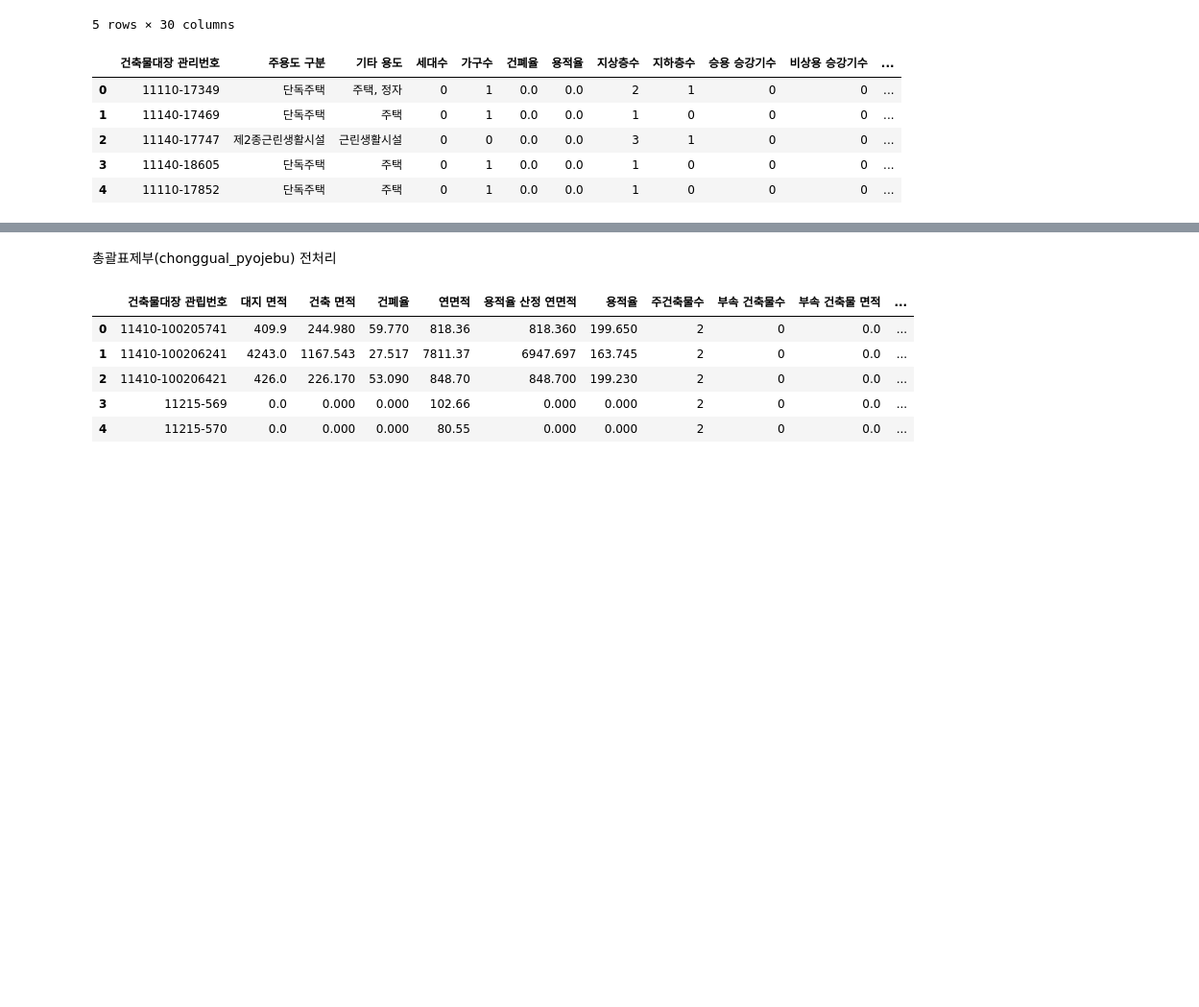
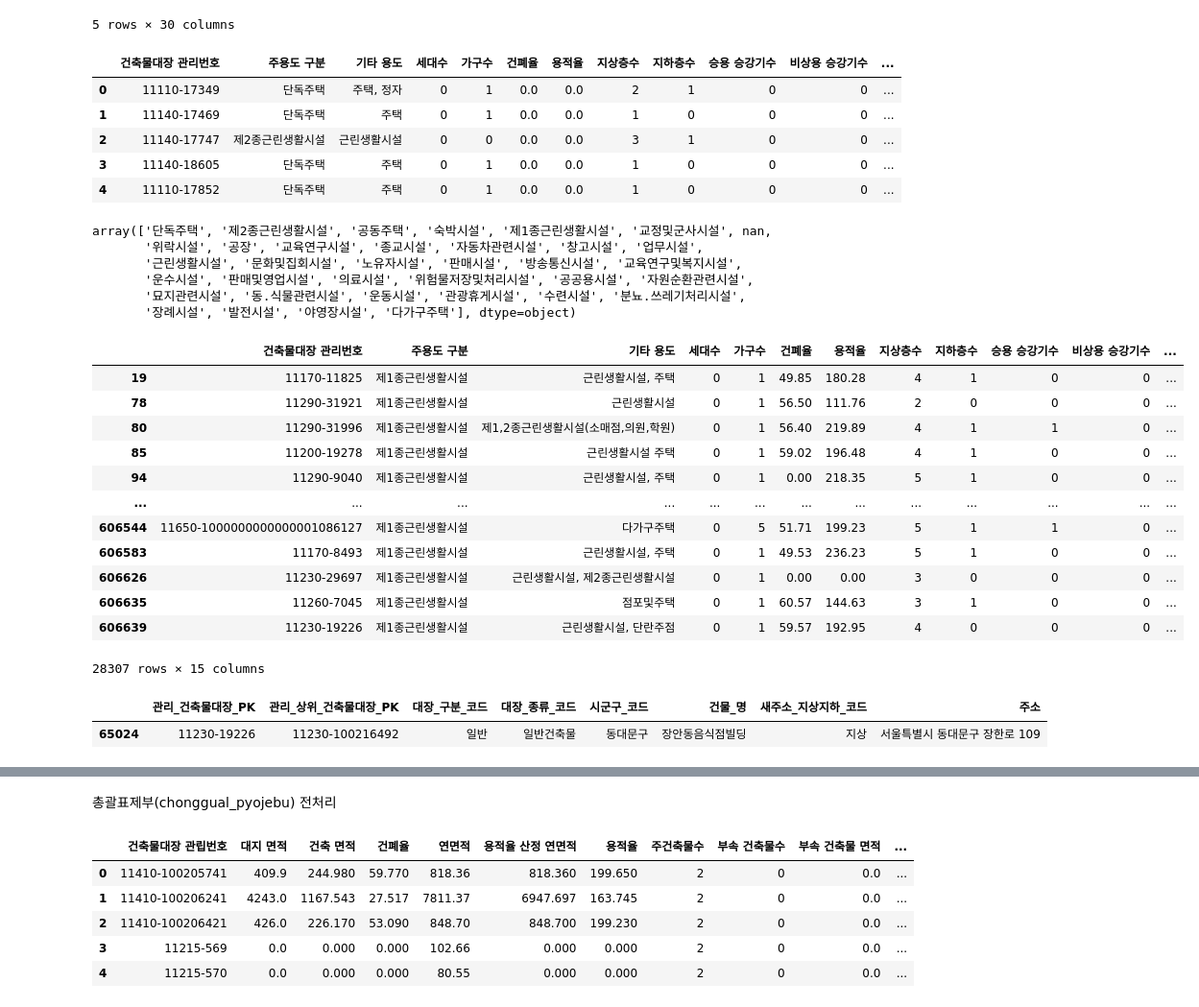
Before and after one commit to Capstone-4/BuildingPre, a Jupyter notebook: building.ipynb, the cells around one changed output, grey strips where cells are left out. Shown: that part at 96% size. Drawn from its saved outputs; the diff is of its cells as text; code cells hidden in the pictures; blank space fills up the shorter version.

```diff
--- a/building.ipynb
+++ b/building.ipynb
@@ -111,3 +145,35 @@ pre_pyojebu.head()
 | 2 | 11140-17747 | 제2종근린생활시설 | 근린생활시설 | 0 | 0 | 0.0 | 0.0 | 3 | 1 | 0 | 0 | ... |
 | 3 | 11140-18605 | 단독주택 | 주택 | 0 | 1 | 0.0 | 0.0 | 1 | 0 | 0 | 0 | ... |
 | 4 | 11110-17852 | 단독주택 | 주택 | 0 | 1 | 0.0 | 0.0 | 1 | 0 | 0 | 0 | ... |
+# %%
+pre_pyojebu["주용도 구분"].unique()
+# %% [output]
+array(['단독주택', '제2종근린생활시설', '공동주택', '숙박시설', '제1종근린생활시설', '교정및군사시설', nan,
+       '위락시설', '공장', '교육연구시설', '종교시설', '자동차관련시설', '창고시설', '업무시설',
+       '근린생활시설', '문화및집회시설', '노유자시설', '판매시설', '방송통신시설', '교육연구및복지시설',
+       '운수시설', '판매및영업시설', '의료시설', '위험물저장및처리시설', '공공용시설', '자원순환관련시설',
+       '묘지관련시설', '동.식물관련시설', '운동시설', '관광휴게시설', '수련시설', '분뇨.쓰레기처리시설',
+       '장례시설', '발전시설', '야영장시설', '다가구주택'], dtype=object)
+# %%
+tmp = pre_pyojebu[pre_pyojebu["가구수"] != 0]
+tmp[tmp["주용도 구분"] == "제1종근린생활시설"]
+# %% [output]
+|  | 건축물대장 관리번호 | 주용도 구분 | 기타 용도 | 세대수 | 가구수 | 건폐율 | 용적율 | 지상층수 | 지하층수 | 승용 승강기수 | 비상용 승강기수 | ... |
+| 19 | 11170-11825 | 제1종근린생활시설 | 근린생활시설, 주택 | 0 | 1 | 49.85 | 180.28 | 4 | 1 | 0 | 0 | ... |
+| 78 | 11290-31921 | 제1종근린생활시설 | 근린생활시설 | 0 | 1 | 56.50 | 111.76 | 2 | 0 | 0 | 0 | ... |
+| 80 | 11290-31996 | 제1종근린생활시설 | 제1,2종근린생활시설(소매점,의원,학원) | 0 | 1 | 56.40 | 219.89 | 4 | 1 | 1 | 0 | ... |
+| 85 | 11200-19278 | 제1종근린생활시설 | 근린생활시설 주택 | 0 | 1 | 59.02 | 196.48 | 4 | 1 | 0 | 0 | ... |
+| 94 | 11290-9040 | 제1종근린생활시설 | 근린생활시설, 주택 | 0 | 1 | 0.00 | 218.35 | 5 | 1 | 0 | 0 | ... |
+| ... | ... | ... | ... | ... | ... | ... | ... | ... | ... | ... | ... | ... |
+| 606544 | 11650-1000000000000001086127 | 제1종근린생활시설 | 다가구주택 | 0 | 5 | 51.71 | 199.23 | 5 | 1 | 1 | 0 | ... |
+| 606583 | 11170-8493 | 제1종근린생활시설 | 근린생활시설, 주택 | 0 | 1 | 49.53 | 236.23 | 5 | 1 | 0 | 0 | ... |
+| 606626 | 11230-29697 | 제1종근린생활시설 | 근린생활시설, 제2종근린생활시설 | 0 | 1 | 0.00 | 0.00 | 3 | 0 | 0 | 0 | ... |
+| 606635 | 11260-7045 | 제1종근린생활시설 | 점포및주택 | 0 | 1 | 60.57 | 144.63 | 3 | 1 | 0 | 0 | ... |
+| 606639 | 11230-19226 | 제1종근린생활시설 | 근린생활시설, 단란주점 | 0 | 1 | 59.57 | 192.95 | 4 | 0 | 0 | 0 | ... |
+28307 rows × 15 columns
+# %%
+# 건축물 대장 조회
+pre_register[pre_register["관리_건축물대장_PK"] == "11230-19226"]
+# %% [output]
+|  | 관리_건축물대장_PK | 관리_상위_건축물대장_PK | 대장_구분_코드 | 대장_종류_코드 | 시군구_코드 | 건물_명 | 새주소_지상지하_코드 | 주소 |
+| 65024 | 11230-19226 | 11230-100216492 | 일반 | 일반건축물 | 동대문구 | 장안동음식점빌딩 | 지상 | 서울특별시 동대문구 장한로 109 |
```
Also changed, not shown: parts of 30 cells of this notebook.
